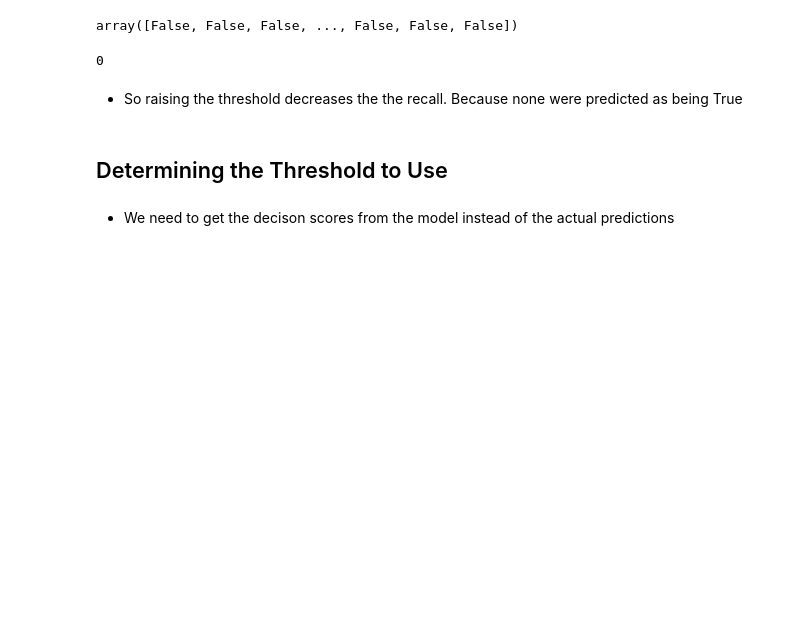
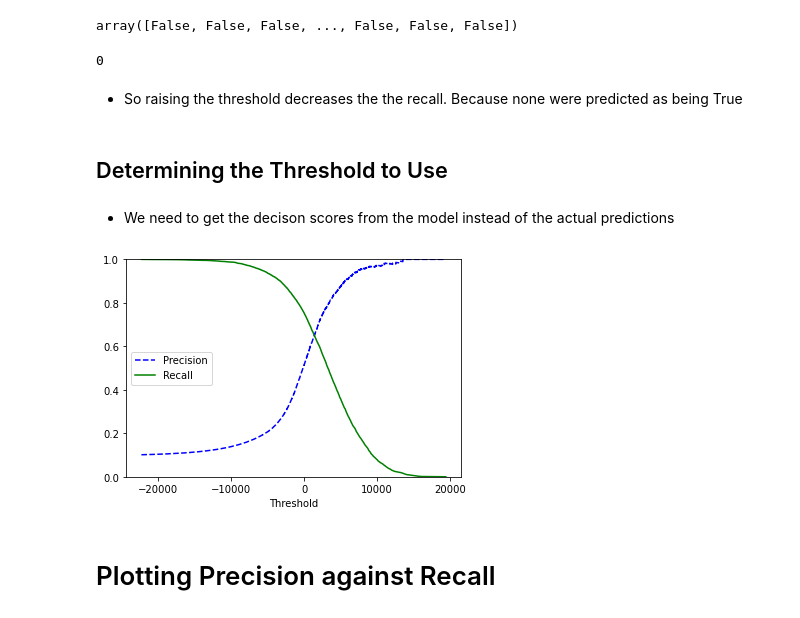
Before and after one commit to ryoiwata/handson-ml, a Jupyter notebook: notebooks/chapter_3_classificaiton.ipynb, the cells around one changed output. Cells and saved outputs as stored; diff of their text form; code cells hidden in the pictures; blank space fills up the shorter version.

Commit message:
precision/recall curve

```diff
--- a/notebooks/chapter_3_classificaiton.ipynb
+++ b/notebooks/chapter_3_classificaiton.ipynb
@@ -227,3 +227,19 @@ np.sum(y_some_digit_pred)
 y_scores = cross_val_predict(sgd_clf, X_train, y_train_8, cv=3, method="decision_function")
 # %%
 from sklearn.metrics import precision_recall_curve
+# %%
+precisions, recalls, thresholds = precision_recall_curve(y_train_8, y_scores)
+# %%
+def plot_precision_recall_vs_threshold(precisions, recalls, thresholds):
+    plt.plot(thresholds, precisions[:-1], "b--", label="Precision")
+    plt.plot(thresholds, recalls[:-1], "g-", label="Recall")
+    plt.xlabel("Threshold")
+    plt.legend(loc="center left")
+    plt.ylim([0,1])
+# %%
+plot_precision_recall_vs_threshold(precisions=precisions, recalls=recalls, thresholds=thresholds)
+plt.show()
+# %% [output]
+[figure, added]
+# %% [markdown]
+# Plotting Precision against Recall
```
Also changed, not shown: parts of 2 cells of this notebook.
